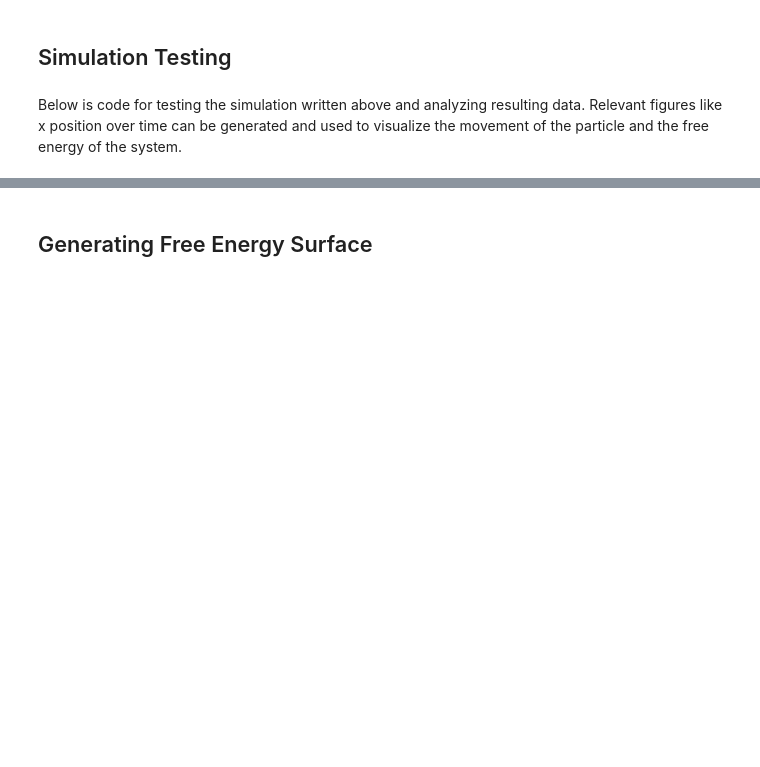
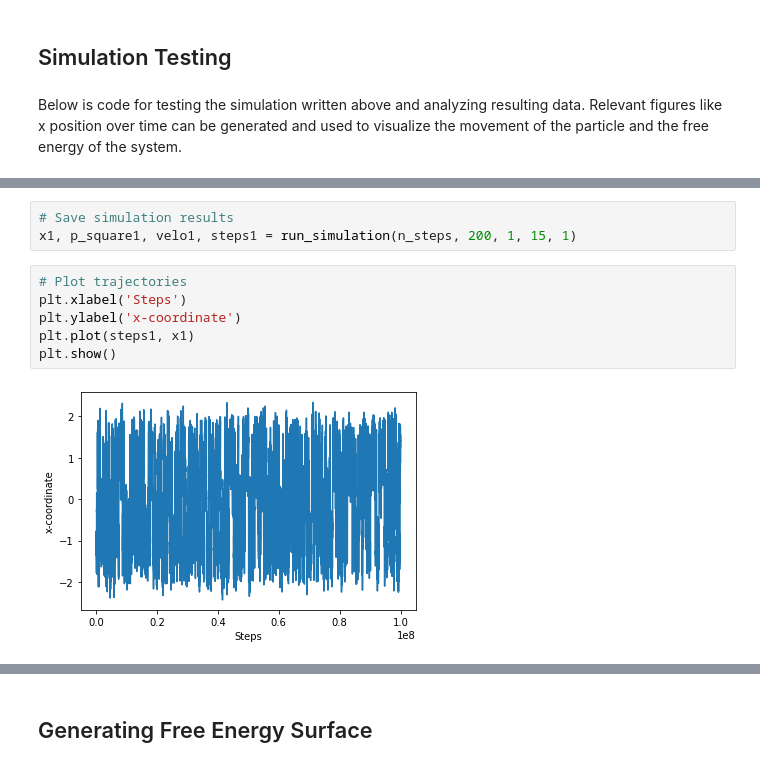
Before and after one commit to thomasegg3/enhanced_sampling_practice, a Jupyter notebook: toy_problem.ipynb, the cells around one changed output, grey strips where cells are left out. Cells and saved outputs as stored; diff of their text form; blank space fills up the shorter version.

```diff
--- a/toy_problem.ipynb
+++ b/toy_problem.ipynb
@@ -255,0 +275,11 @@ plt.plot(steps, x)
+# %%
+# Save simulation results
+x1, p_square1, velo1, steps1 = run_simulation(n_steps, 200, 1, 15, 1)
+# %%
+# Plot trajectories
+plt.xlabel('Steps')
+plt.ylabel('x-coordinate')
+plt.plot(steps1, x1)
+plt.show()
+# %% [output]
+[figure, added]
```
Also changed, not shown: parts of 9 cells of this notebook.
